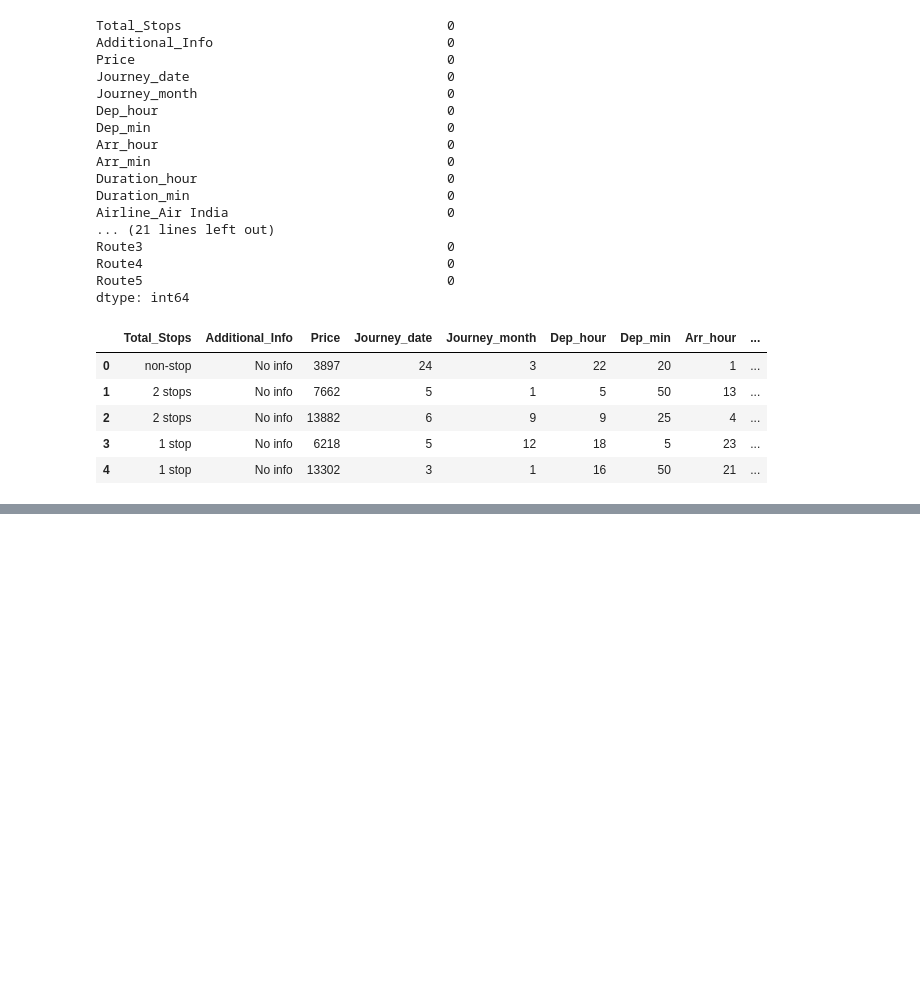
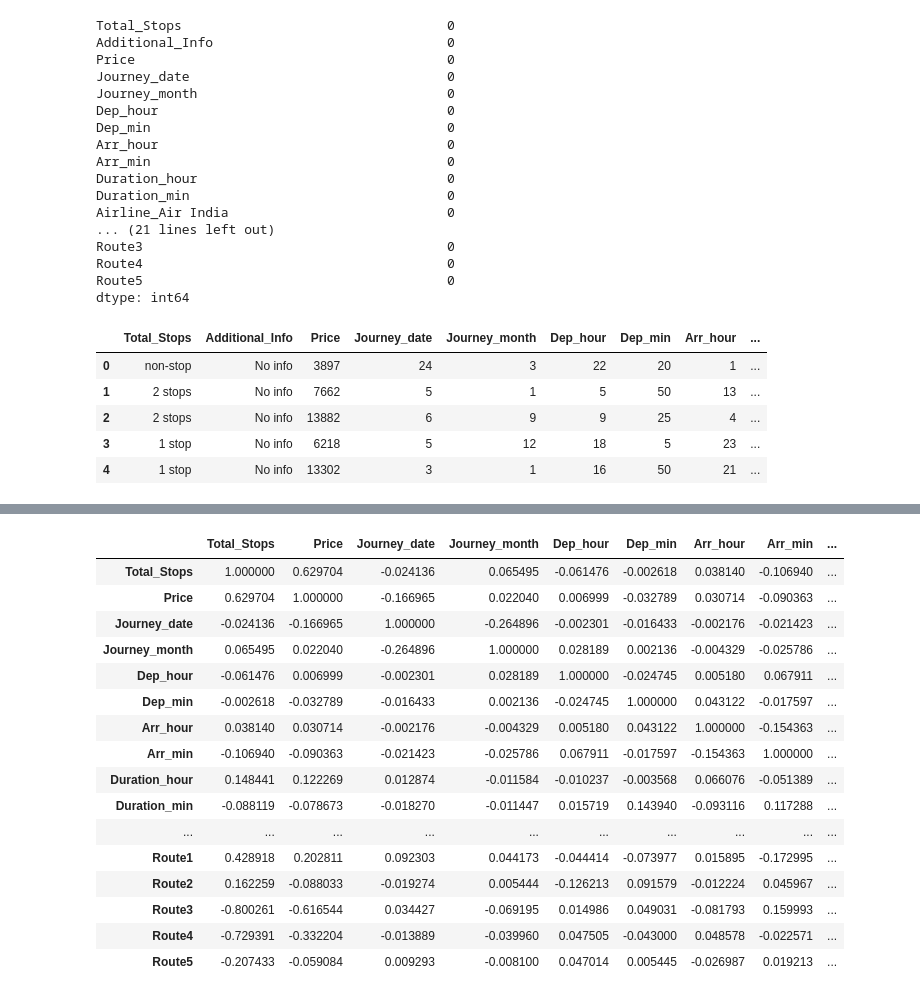
Before and after one commit to joeldsouza2001/ML, a Jupyter notebook: flight_fare_prediction.ipynb, the cells around one changed output, grey strips where cells are left out. Drawn from its saved outputs; the diff is of its cells as text; code cells hidden in the pictures; blank space fills up the shorter version.

```diff
--- a/flight_fare_prediction.ipynb
+++ b/flight_fare_prediction.ipynb
@@ -482,0 +571,20 @@ for i in ['Route1','Route2','Route3','Route4','Route5']:
+# %%
+dt.corr(method ='pearson')
+# %% [output]
+|  | Total_Stops | Price | Journey_date | Journey_month | Dep_hour | Dep_min | Arr_hour | Arr_min | ... |
+| Total_Stops | 1.000000 | 0.629704 | -0.024136 | 0.065495 | -0.061476 | -0.002618 | 0.038140 | -0.106940 | ... |
+| Price | 0.629704 | 1.000000 | -0.166965 | 0.022040 | 0.006999 | -0.032789 | 0.030714 | -0.090363 | ... |
+| Journey_date | -0.024136 | -0.166965 | 1.000000 | -0.264896 | -0.002301 | -0.016433 | -0.002176 | -0.021423 | ... |
+| Journey_month | 0.065495 | 0.022040 | -0.264896 | 1.000000 | 0.028189 | 0.002136 | -0.004329 | -0.025786 | ... |
+| Dep_hour | -0.061476 | 0.006999 | -0.002301 | 0.028189 | 1.000000 | -0.024745 | 0.005180 | 0.067911 | ... |
+| Dep_min | -0.002618 | -0.032789 | -0.016433 | 0.002136 | -0.024745 | 1.000000 | 0.043122 | -0.017597 | ... |
+| Arr_hour | 0.038140 | 0.030714 | -0.002176 | -0.004329 | 0.005180 | 0.043122 | 1.000000 | -0.154363 | ... |
+| Arr_min | -0.106940 | -0.090363 | -0.021423 | -0.025786 | 0.067911 | -0.017597 | -0.154363 | 1.000000 | ... |
+| Duration_hour | 0.148441 | 0.122269 | 0.012874 | -0.011584 | -0.010237 | -0.003568 | 0.066076 | -0.051389 | ... |
+| Duration_min | -0.088119 | -0.078673 | -0.018270 | -0.011447 | 0.015719 | 0.143940 | -0.093116 | 0.117288 | ... |
+| ... | ... | ... | ... | ... | ... | ... | ... | ... | ... |
+| Route1 | 0.428918 | 0.202811 | 0.092303 | 0.044173 | -0.044414 | -0.073977 | 0.015895 | -0.172995 | ... |
+| Route2 | 0.162259 | -0.088033 | -0.019274 | 0.005444 | -0.126213 | 0.091579 | -0.012224 | 0.045967 | ... |
+| Route3 | -0.800261 | -0.616544 | 0.034427 | -0.069195 | 0.014986 | 0.049031 | -0.081793 | 0.159993 | ... |
+| Route4 | -0.729391 | -0.332204 | -0.013889 | -0.039960 | 0.047505 | -0.043000 | 0.048578 | -0.022571 | ... |
+| Route5 | -0.207433 | -0.059084 | 0.009293 | -0.008100 | 0.047014 | 0.005445 | -0.026987 | 0.019213 | ... |
```
Also changed, not shown: parts of 26 cells of this notebook.
